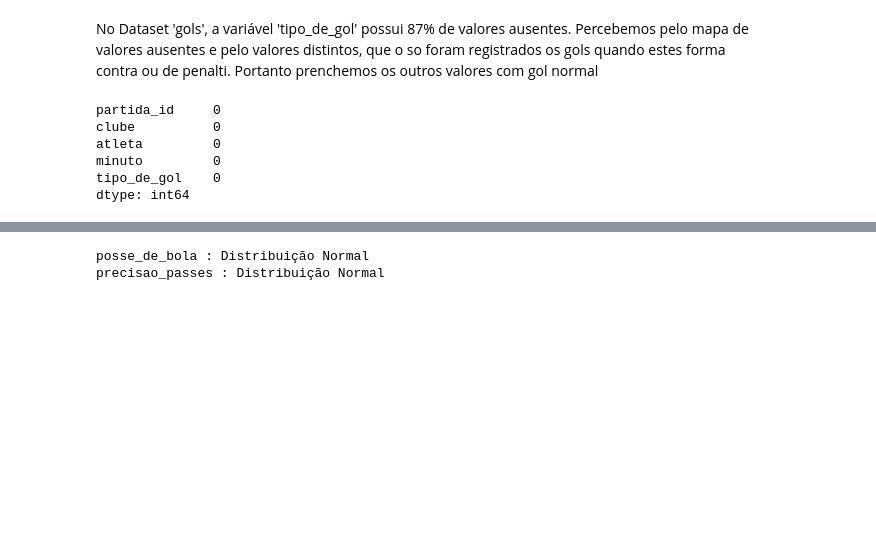
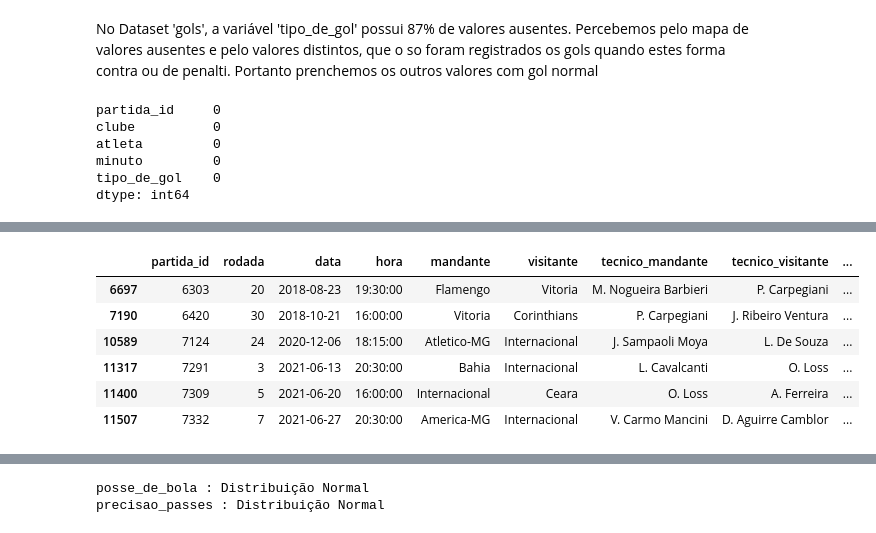
Before and after one commit to raulrosapacheco/BrasileiraoAnalise, a Jupyter notebook: AnaliseBrasileirao.ipynb, the cells around one changed output, grey strips where cells are left out. Cells and saved outputs as stored; diff of their text form; code cells hidden in the pictures; blank space fills up the shorter version.

```diff
--- a/AnaliseBrasileirao.ipynb
+++ b/AnaliseBrasileirao.ipynb
@@ -148,0 +160,13 @@ dtype: int64
+# %%
+partidas_cartoes = pd.merge(partidas, cartoes, on='partida_id')
+
+valores_ausentes = partidas_cartoes[partidas_cartoes['atleta'].isna()]
+valores_ausentes
+# %% [output]
+|  | partida_id | rodada | data | hora | mandante | visitante | tecnico_mandante | tecnico_visitante | ... |
+| 6697 | 6303 | 20 | 2018-08-23 | 19:30:00 | Flamengo | Vitoria | M. Nogueira Barbieri | P. Carpegiani | ... |
+| 7190 | 6420 | 30 | 2018-10-21 | 16:00:00 | Vitoria | Corinthians | P. Carpegiani | J. Ribeiro Ventura | ... |
+| 10589 | 7124 | 24 | 2020-12-06 | 18:15:00 | Atletico-MG | Internacional | J. Sampaoli Moya | L. De Souza | ... |
+| 11317 | 7291 | 3 | 2021-06-13 | 20:30:00 | Bahia | Internacional | L. Cavalcanti | O. Loss | ... |
+| 11400 | 7309 | 5 | 2021-06-20 | 16:00:00 | Internacional | Ceara | O. Loss | A. Ferreira | ... |
+| 11507 | 7332 | 7 | 2021-06-27 | 20:30:00 | America-MG | Internacional | V. Carmo Mancini | D. Aguirre Camblor | ... |
```
Also changed, not shown: parts of 23 cells of this notebook.
